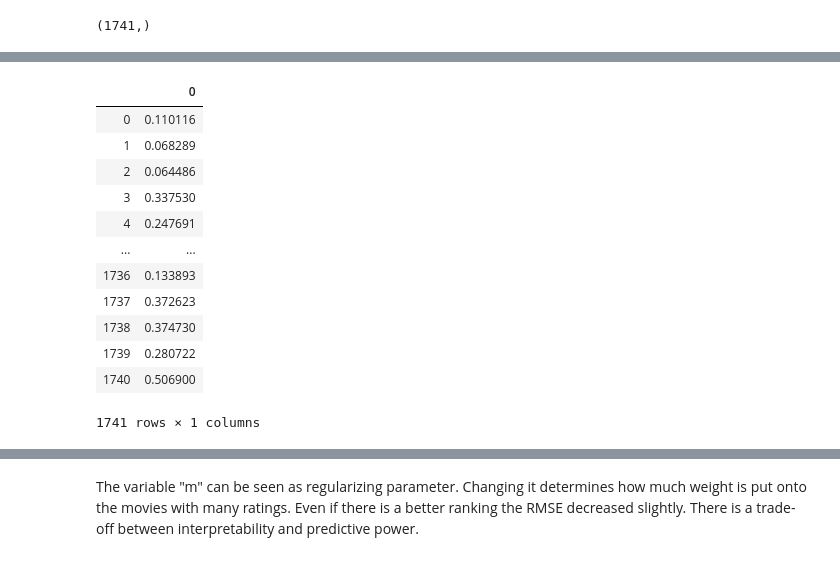
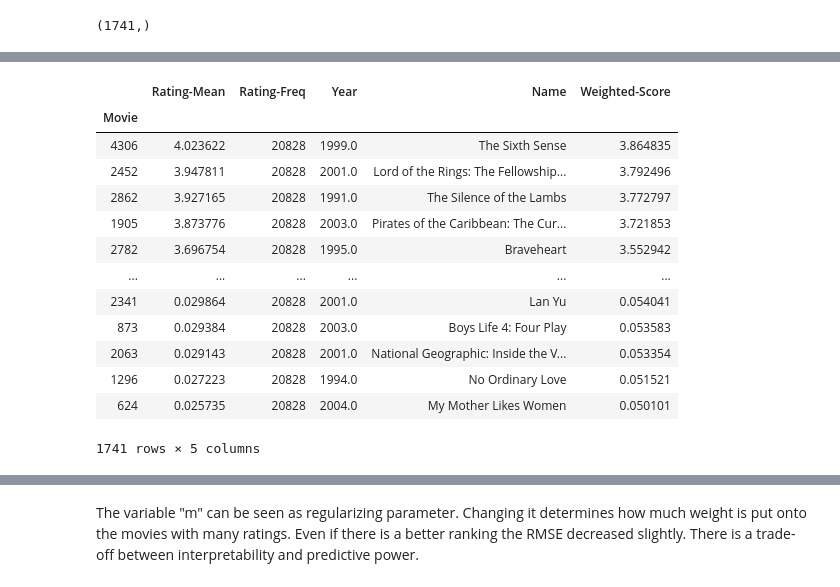
Before and after one commit to narek-g/mec-mini-projects, a Jupyter notebook: mec-17.4.1-recommendation-systems-mini-project/Mini_Project_Recommendation_Systems.ipynb, the cells around one changed output, grey strips where cells are left out. Cells and saved outputs as stored; diff of their text form; code cells hidden in the pictures.

```diff
--- a/mec-17.4.1-recommendation-systems-mini-project/Mini_Project_Recommendation_Systems.ipynb
+++ b/mec-17.4.1-recommendation-systems-mini-project/Mini_Project_Recommendation_Systems.ipynb
@@ -505,3 +512,8 @@ weighted_score = R*v/(v+m) + C*m/(v+m)
 weighted_score.shape
 # %% [output]
 (1741,)
+# %%
+# convert weighted_score into a dataframe
+weighted_mean = pd.DataFrame({'Weighted-Score':weighted_score})
+weighted_mean.index = df_p.columns
+weighted_mean
@@ -508,23 +535,21 @@ weighted_score.shape
 # %%
-# convert weighted_score into a dataframe
-weighted_mean = pd.DataFrame(weighted_score)
-
 # Combine the aggregated dataframes (wighted_mean & movie_titles)
-combined_df = <YOUR CODE HERE>
-combined_df.head(5)
+combined_df = combined_df.join(weighted_mean)
+combined_df
 # %% [output]
-|  | 0 |
-| 0 | 0.110116 |
-| 1 | 0.068289 |
-| 2 | 0.064486 |
-| 3 | 0.337530 |
-| 4 | 0.247691 |
-| ... | ... |
-| 1736 | 0.133893 |
-| 1737 | 0.372623 |
-| 1738 | 0.374730 |
-| 1739 | 0.280722 |
-| 1740 | 0.506900 |
+|  | Rating-Mean | Rating-Freq | Year | Name | Weighted-Score |
+| Movie |  |  |  |  |  |
+| 4306 | 4.023622 | 20828 | 1999.0 | The Sixth Sense | 3.864835 |
+| 2452 | 3.947811 | 20828 | 2001.0 | Lord of the Rings: The Fellowship... | 3.792496 |
+| 2862 | 3.927165 | 20828 | 1991.0 | The Silence of the Lambs | 3.772797 |
+| 1905 | 3.873776 | 20828 | 2003.0 | Pirates of the Caribbean: The Cur... | 3.721853 |
+| 2782 | 3.696754 | 20828 | 1995.0 | Braveheart | 3.552942 |
+| ... | ... | ... | ... | ... | ... |
+| 2341 | 0.029864 | 20828 | 2001.0 | Lan Yu | 0.054041 |
+| 873 | 0.029384 | 20828 | 2003.0 | Boys Life 4: Four Play | 0.053583 |
+| 2063 | 0.029143 | 20828 | 2001.0 | National Geographic: Inside the V... | 0.053354 |
+| 1296 | 0.027223 | 20828 | 1994.0 | No Ordinary Love | 0.051521 |
+| 624 | 0.025735 | 20828 | 2004.0 | My Mother Likes Women | 0.050101 |
-1741 rows × 1 columns
+1741 rows × 5 columns
 # %%
 # Join labels and predictions based on mean movie rating
```
Also changed, not shown: parts of 5 cells of this notebook.
